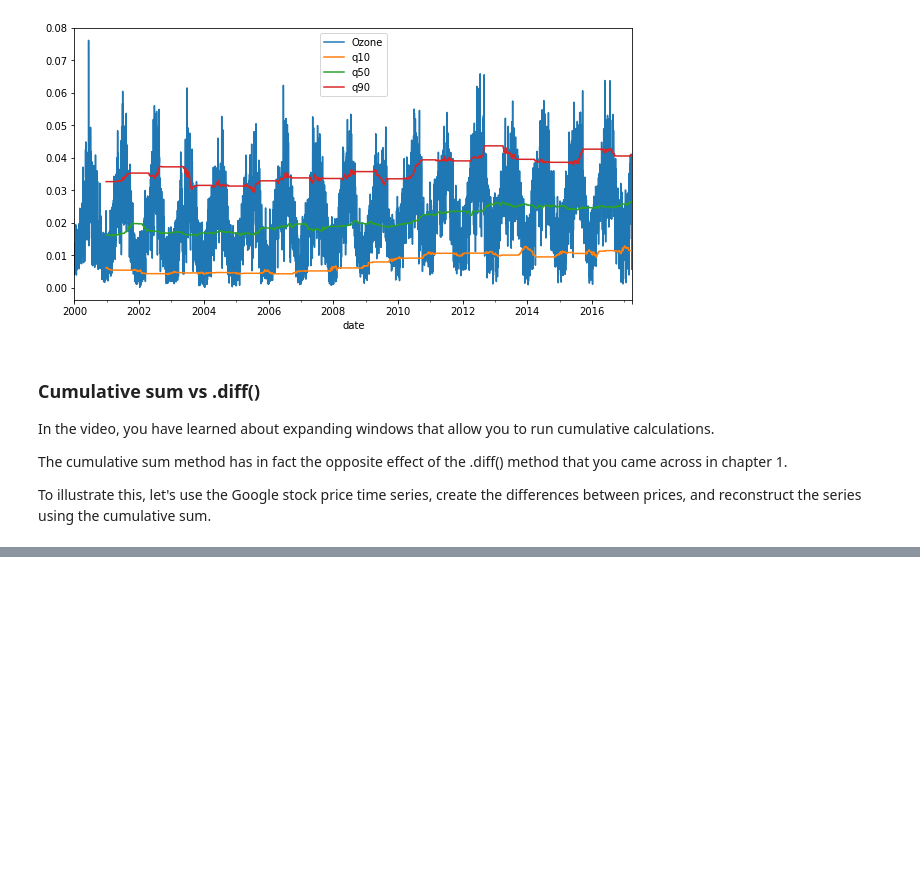
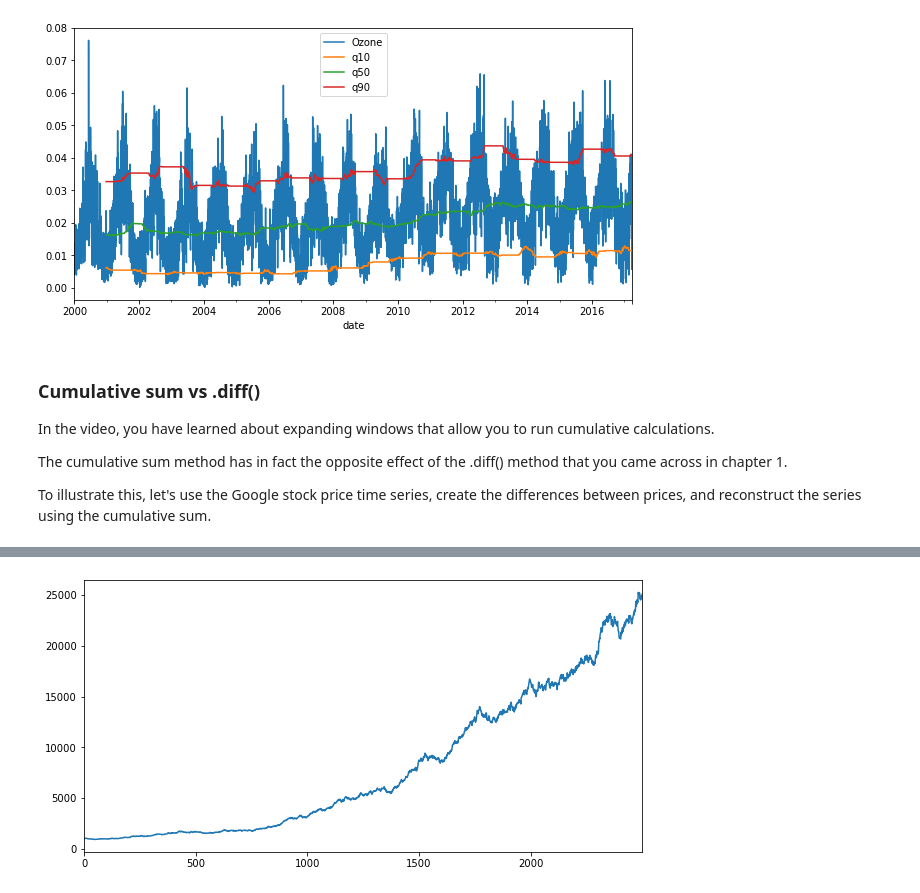
Before and after one commit to lukasz-f/data-camp, a Jupyter notebook: time series/Manipulating Time Series Data in Python - Part 3.ipynb, the cells around one changed output, grey strips where cells are left out. Cells and saved outputs as stored; diff of their text form; code cells hidden in the pictures; blank space fills up the shorter version.

```diff
--- a/time series/Manipulating Time Series Data in Python - Part 3.ipynb
+++ b/time series/Manipulating Time Series Data in Python - Part 3.ipynb
@@ -100,0 +180,13 @@ To illustrate this, let's use the Google stock price time series, create the dif
+# %%
+# Create random_walk
+random_walk = normal(loc=.001, scale=.01, size=2500)
+# %%
+# Convert random_walk to pd.series
+random_walk = pd.Series(random_walk)
+# %%
+# Create random_prices
+random_prices = random_walk.add(1).cumprod()
+# %%
+random_prices.mul(1000).plot(figsize=(10,5));
+# %% [output]
+[figure, added]
```
Also changed, not shown: parts of 45 cells of this notebook, 1 other file.
